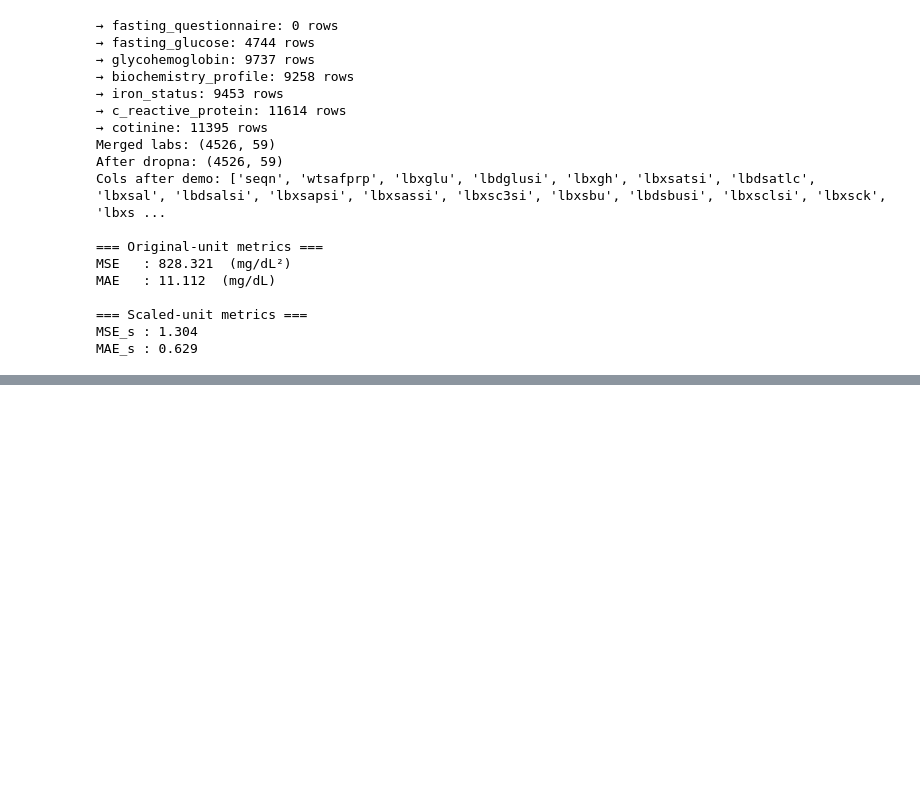
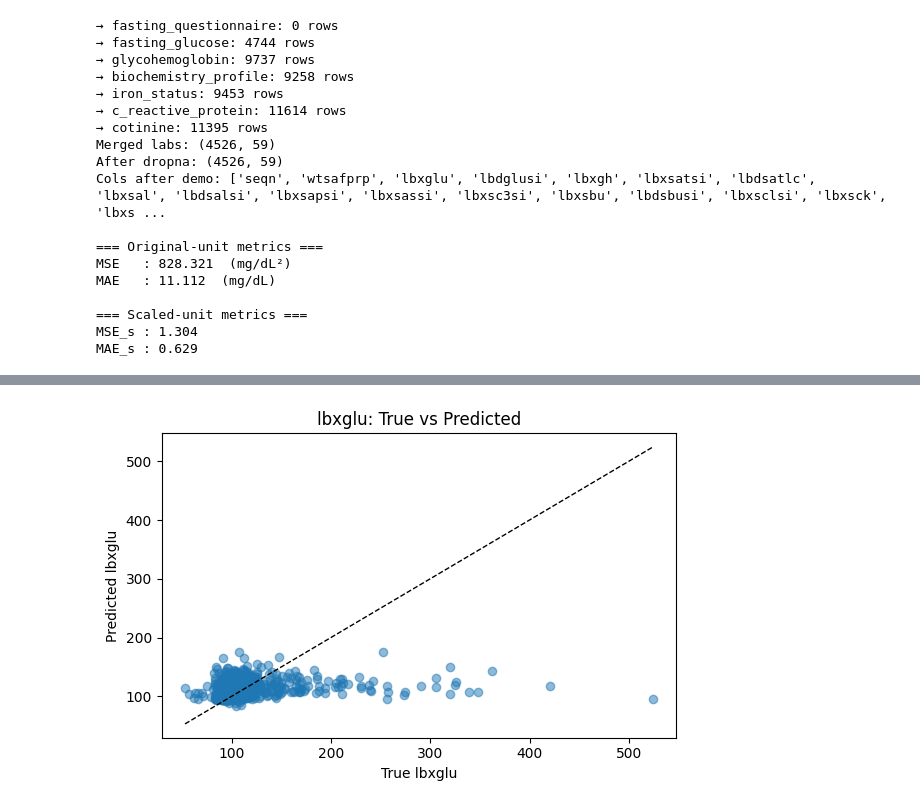
Before and after one commit to ethantsliu/fairness, a Jupyter notebook: processed_data_nhanes_lab/nhanes_glucose_pipeline.ipynb, the cells around one changed output, grey strips where cells are left out. Saved outputs shown, nothing was run; the diff lists cells and outputs as text; code cells hidden in the pictures; blank space fills up the shorter version.

Commit message:
[aakash] updated modeling

```diff
--- a/processed_data_nhanes_lab/nhanes_glucose_pipeline.ipynb
+++ b/processed_data_nhanes_lab/nhanes_glucose_pipeline.ipynb
@@ -161,3 +160,85 @@ MAE   : 11.112  (mg/dL)
 === Scaled‐unit metrics ===
 MSE_s : 1.304
 MAE_s : 0.629
+# %%
+import matplotlib.pyplot as plt
+from sklearn.ensemble import HistGradientBoostingRegressor
+from sklearn.preprocessing import RobustScaler
+
+def train_and_evaluate_improved(X, y):
+    # 1) train/test split
+    Xtr, Xte, ytr, yte = train_test_split(X, y, test_size=0.2, random_state=42)
+
+    # 2) robustly scale X (less sensitive to outliers)
+    rx = RobustScaler().fit(Xtr)
+    Xtr_r = rx.transform(Xtr)
+    Xte_r = rx.transform(Xte)
+
+    # 3) Multi‐output Gradient‐Boosted Trees
+    base = HistGradientBoostingRegressor(random_state=42)
+    model = MultiOutputRegressor(base)
+    model.fit(Xtr_r, ytr)
+
+    # 4) predict
+    y_pred = model.predict(Xte_r)
+
+    # 5) compute original‐unit metrics
+    mse = mean_squared_error(yte, y_pred)
+    mae = mean_absolute_error(yte, y_pred)
+    print("\n=== Improved model metrics ===")
+    print(f"MSE   : {mse:.3f}  (mg/dL²)")
+    print(f"MAE   : {mae:.3f}  (mg/dL)")
+
+    # 6) residual analysis
+    residuals = yte.values - y_pred
+    targets = y.columns.tolist()
+    for i, name in enumerate(targets):
+        plt.figure(figsize=(6,4))
+        plt.scatter(yte.iloc[:,i], y_pred[:,i], alpha=0.5)
+        plt.plot([yte.iloc[:,i].min(), yte.iloc[:,i].max()],
+                 [yte.iloc[:,i].min(), yte.iloc[:,i].max()],
+                 'k--', lw=1)
+        plt.xlabel(f"True {name}")
+        plt.ylabel(f"Predicted {name}")
+        plt.title(f"{name}: True vs Predicted")
+        plt.tight_layout()
+
+        plt.figure(figsize=(6,4))
+        plt.hist(residuals[:,i], bins=30, edgecolor='k', alpha=0.7)
+        plt.axvline(0, color='k', linestyle='--')
+        plt.xlabel("Residual (true – pred)")
+        plt.ylabel("Count")
+        plt.title(f"{name}: Residual Distribution")
+        plt.tight_layout()
+
+    return model
+
+def main():
+    data_dir = "/Users/aakashsuresh/fairness/processed_data_nhanes_lab/"
+    lab_files = [
+        "fasting_questionnaire_processed.csv",
+        "fasting_glucose_processed.csv",
+        "glycohemoglobin_processed.csv",
+        "biochemistry_profile_processed.csv",
+        "iron_status_processed.csv",
+        "c_reactive_protein_processed.csv",
+        "cotinine_processed.csv",
+    ]
+    demo_path = "P_DEMO.xpt"
+
+    df = load_and_merge(data_dir, lab_files, demo_path)
+    X, y = preprocess(df)
+    train_and_evaluate(X, y, do_grid=False)  # flip to True to tune
+
+    df = load_and_merge(data_dir, lab_files, demo_path)
+    X, y = preprocess(df)
+
+    # original RF
+    _ = train_and_evaluate(X, y, do_grid=False)
+
+    # improved GBDT + robust scaling
+    _ = train_and_evaluate_improved(X, y)
+
+if __name__ == "__main__":
+    main()
+# %% [output]
@@ -163,0 +262 @@ MAE_s : 0.629
+[figure, added]
```
Also changed, not shown: parts of 2 cells of this notebook.
